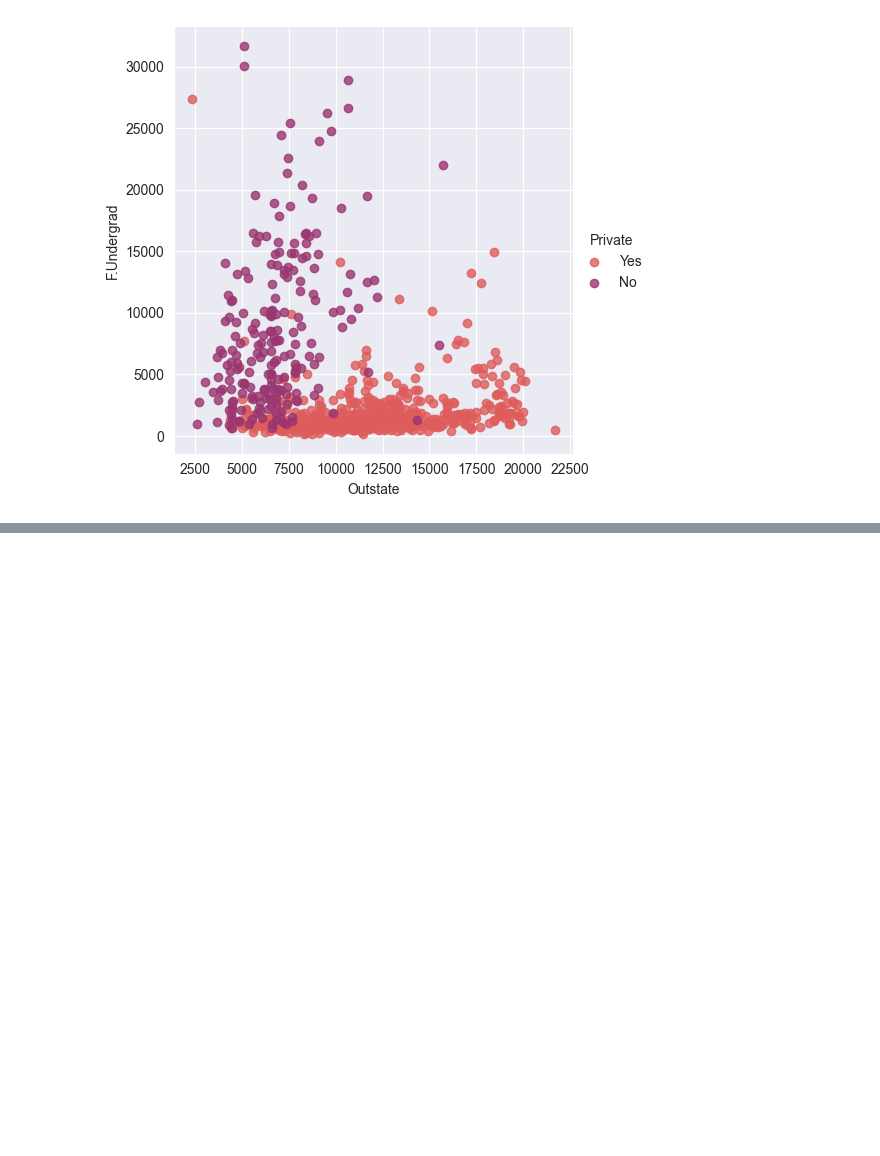
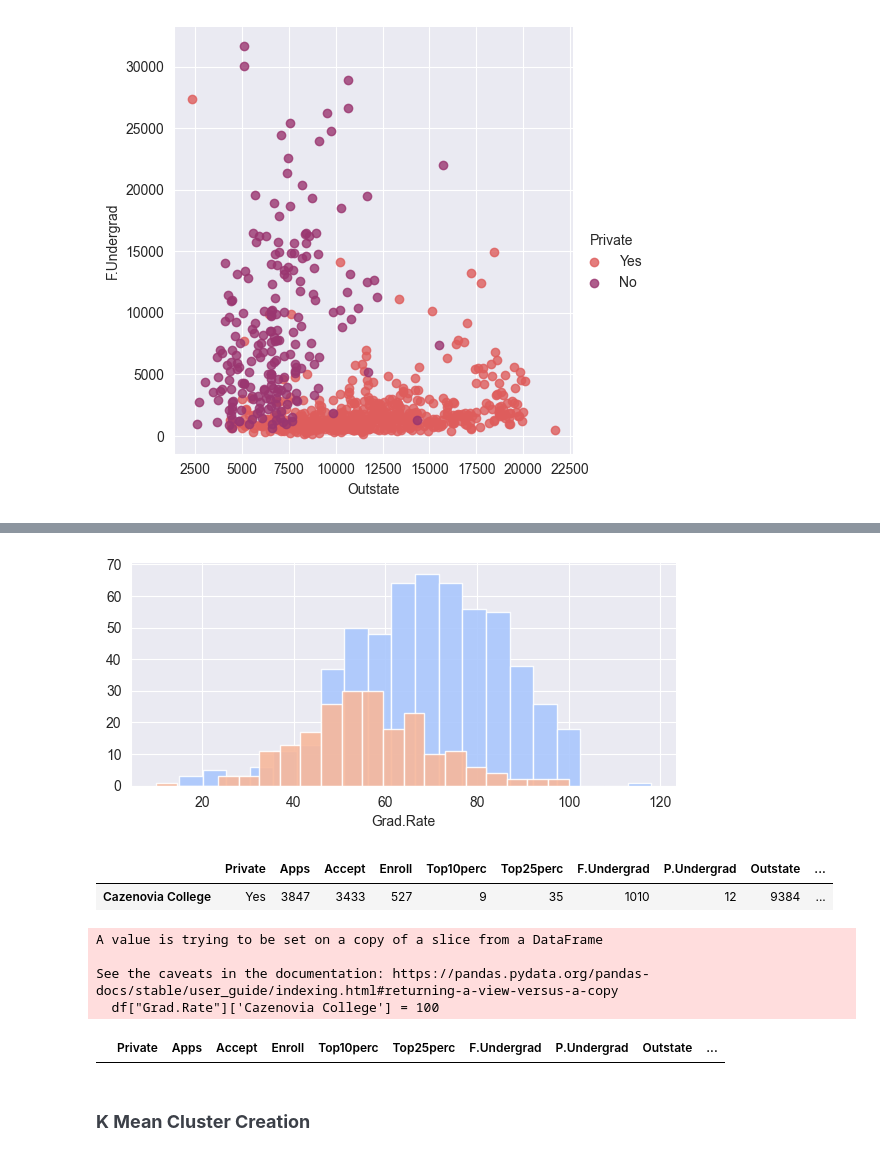
Before and after one commit to madhubabukencha/machine_learning, a Jupyter notebook: chap03_unsupervised_learning/1_k_means_clustering/3_college_project.ipynb, the cells around one changed output, grey strips where cells are left out. Drawn from its saved outputs; the diff is of its cells as text; code cells hidden in the pictures; blank space fills up the shorter version.

Commit message:
Updating KMeans clustering notebooks

```diff
--- a/chap03_unsupervised_learning/1_k_means_clustering/3_college_project.ipynb
+++ b/chap03_unsupervised_learning/1_k_means_clustering/3_college_project.ipynb
@@ -91,0 +116,26 @@ sns.lmplot(x="Outstate",
+# %%
+# Similar to above graph, ploting histogram for "Grad.Rate"
+g = sns.FacetGrid(df, hue="Private", palette="coolwarm", aspect=2)
+g = g.map(plt.hist, 'Grad.Rate', bins=20, alpha=0.9)
+# %% [output]
+[figure, added]
+# %%
+# Graduation rate should be within 100 percentage but it seem one college has
+# 120 percentage. We will are going to replace it with 100%
+df[df["Grad.Rate"] > 100]
+# %% [output]
+|  | Private | Apps | Accept | Enroll | Top10perc | Top25perc | F.Undergrad | P.Undergrad | Outstate | ... |
+| Cazenovia College | Yes | 3847 | 3433 | 527 | 9 | 35 | 1010 | 12 | 9384 | ... |
+# %%
+df["Grad.Rate"]['Cazenovia College'] = 100
+# %% [output]
+A value is trying to be set on a copy of a slice from a DataFrame
+
+See the caveats in the documentation: https://pandas.pydata.org/pandas-docs/stable/user_guide/indexing.html#returning-a-view-versus-a-copy
+  df["Grad.Rate"]['Cazenovia College'] = 100
+# %%
+df[df["Grad.Rate"] > 100]
+# %% [output]
+|  | Private | Apps | Accept | Enroll | Top10perc | Top25perc | F.Undergrad | P.Undergrad | Outstate | ... |
+# %% [markdown]
+### <span style="color:#3C4048; font-weight: bold; font-size: 18px; font-family: Gill Sans, sans-serif;">K Mean Cluster Creation</span>
```
Also changed, not shown: parts of 6 cells of this notebook, 2 other files.
